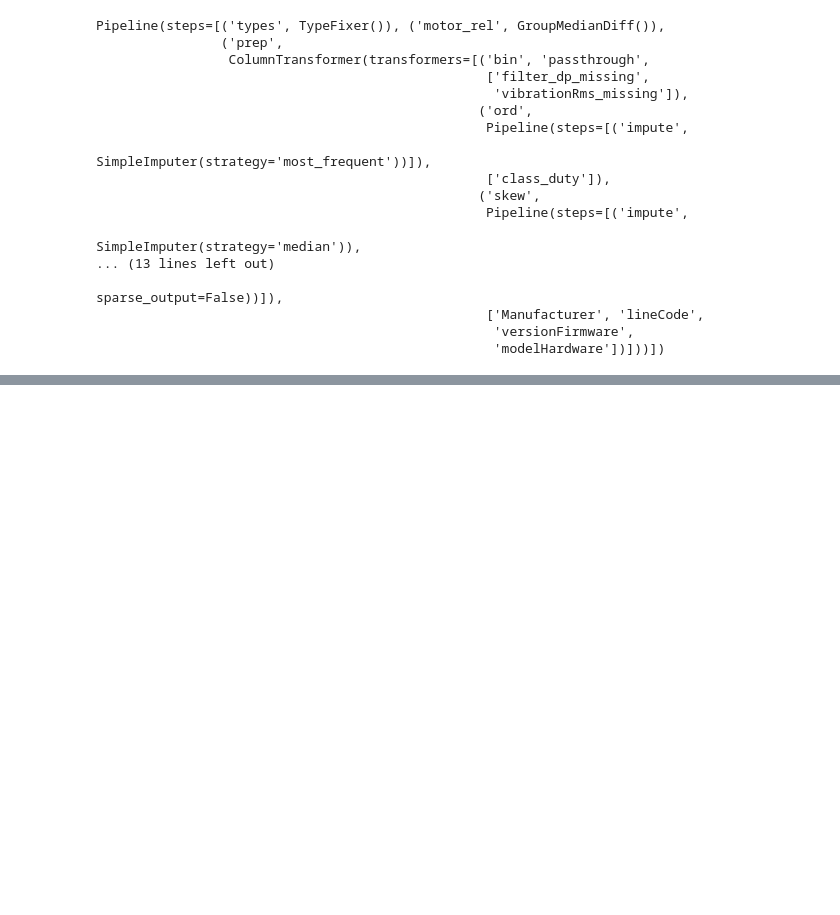
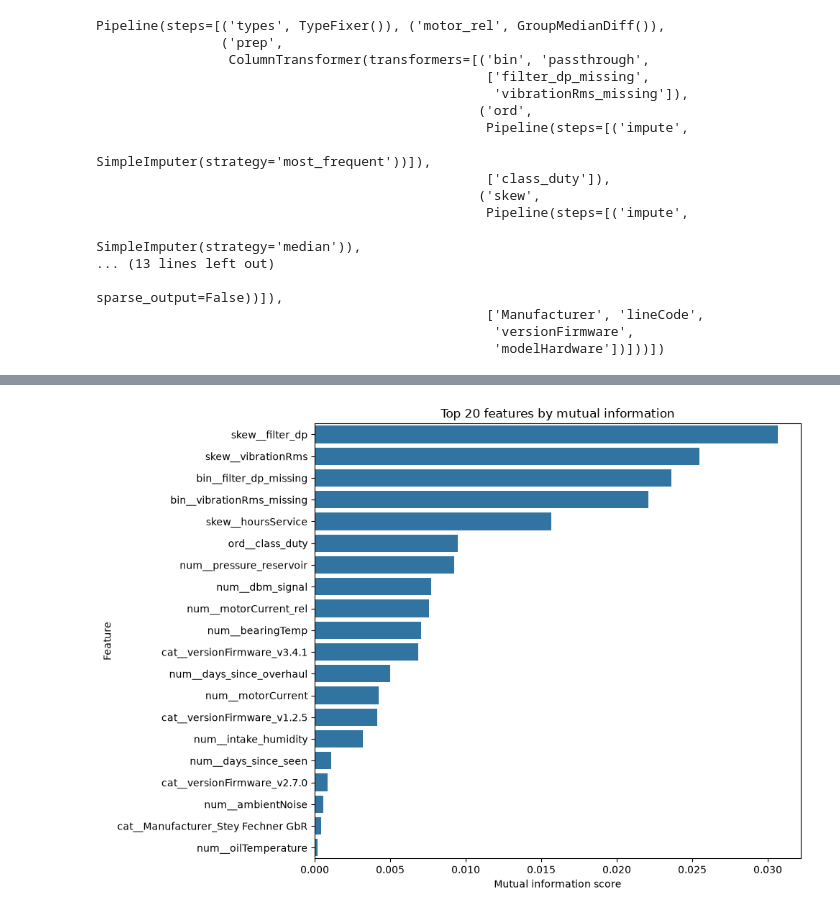
Before and after one commit to NovAndrii/IAU_project, a Jupyter notebook: Faza2_Kardash_Novitskyi.ipynb, the cells around one changed output, grey strips where cells are left out. Saved outputs shown, nothing was run; the diff lists cells and outputs as text; code cells hidden in the pictures; blank space fills up the shorter version.

```diff
--- a/Faza2_Kardash_Novitskyi.ipynb
+++ b/Faza2_Kardash_Novitskyi.ipynb
@@ -865,0 +1113,12 @@ Pipeline(steps=[('types', TypeFixer()), ('motor_rel', GroupMedianDiff()),
+# %%
+selected_preprocessor = clone(robust_pipe)
+
+X_train_final = selected_preprocessor.fit_transform(
+    X_train,
+    y_train
+)
+
+X_test_final = selected_preprocessor.transform(X_test)
+
+print("Training shape:", X_train_final.shape)
+print("Test shape:", X_test_final.shape)
@@ -865,0 +1128,11 @@ Pipeline(steps=[('types', TypeFixer()), ('motor_rel', GroupMedianDiff()),
+# %%
+discrete_features = np.array([
+    column.startswith(("bin__", "ord__", "cat__"))
+    for column in X_train_final.columns
+])
+
+print("Discrete features:", discrete_features.sum())
+print(
+    "Continuous features:",
+    len(discrete_features) - discrete_features.sum()
+)
@@ -865,0 +1195,16 @@ Pipeline(steps=[('types', TypeFixer()), ('motor_rel', GroupMedianDiff()),
+# %%
+plt.figure(figsize=(10, 7))
+
+sns.barplot(
+    data=mi_ranking.head(20),
+    x="mutual_information",
+    y="feature"
+)
+
+plt.title("Top 20 features by mutual information")
+plt.xlabel("Mutual information score")
+plt.ylabel("Feature")
+plt.tight_layout()
+plt.show()
+# %% [output]
+[figure, added]
```
Also changed, not shown: parts of 44 cells of this notebook.
